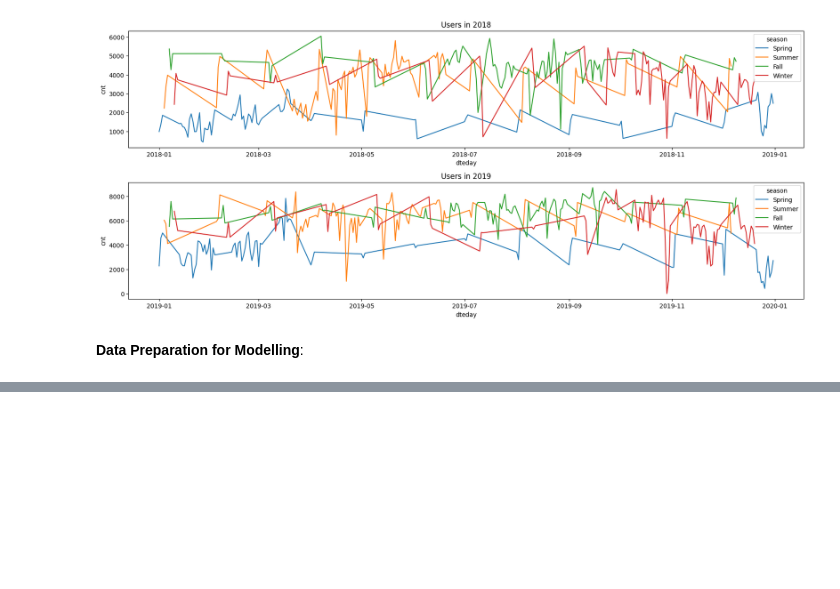
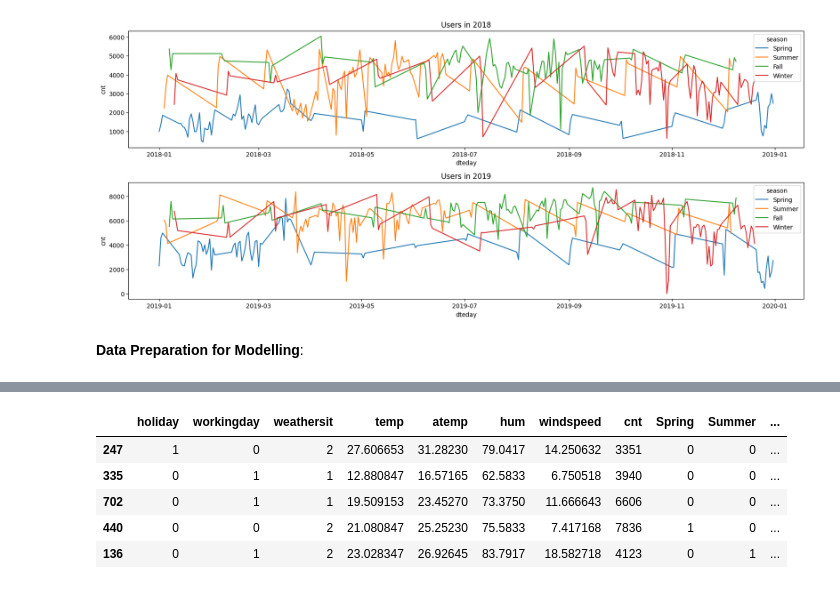
Before and after one commit to jaegarbomb/BikeSharing, a Jupyter notebook: EDA.ipynb, the cells around one changed output, grey strips where cells are left out. Cells and saved outputs as stored; diff of their text form; code cells hidden in the pictures; blank space fills up the shorter version.

```diff
--- a/EDA.ipynb
+++ b/EDA.ipynb
@@ -286,0 +357,11 @@ pd.get_dummies
+# %%
+df_train, df_test = train_test_split(df,test_size=test_set_size,random_state=seed)
+# %%
+df_train.head()
+# %% [output]
+|  | holiday | workingday | weathersit | temp | atemp | hum | windspeed | cnt | Spring | Summer | ... |
+| 247 | 1 | 0 | 2 | 27.606653 | 31.28230 | 79.0417 | 14.250632 | 3351 | 0 | 0 | ... |
+| 335 | 0 | 1 | 1 | 12.880847 | 16.57165 | 62.5833 | 6.750518 | 3940 | 0 | 0 | ... |
+| 702 | 0 | 1 | 1 | 19.509153 | 23.45270 | 73.3750 | 11.666643 | 6606 | 0 | 0 | ... |
+| 440 | 0 | 0 | 2 | 21.080847 | 25.25230 | 75.5833 | 7.417168 | 7836 | 1 | 0 | ... |
+| 136 | 0 | 1 | 2 | 23.028347 | 26.92645 | 83.7917 | 18.582718 | 4123 | 0 | 1 | ... |
```
Also changed, not shown: parts of 15 cells of this notebook, 2 other files.
